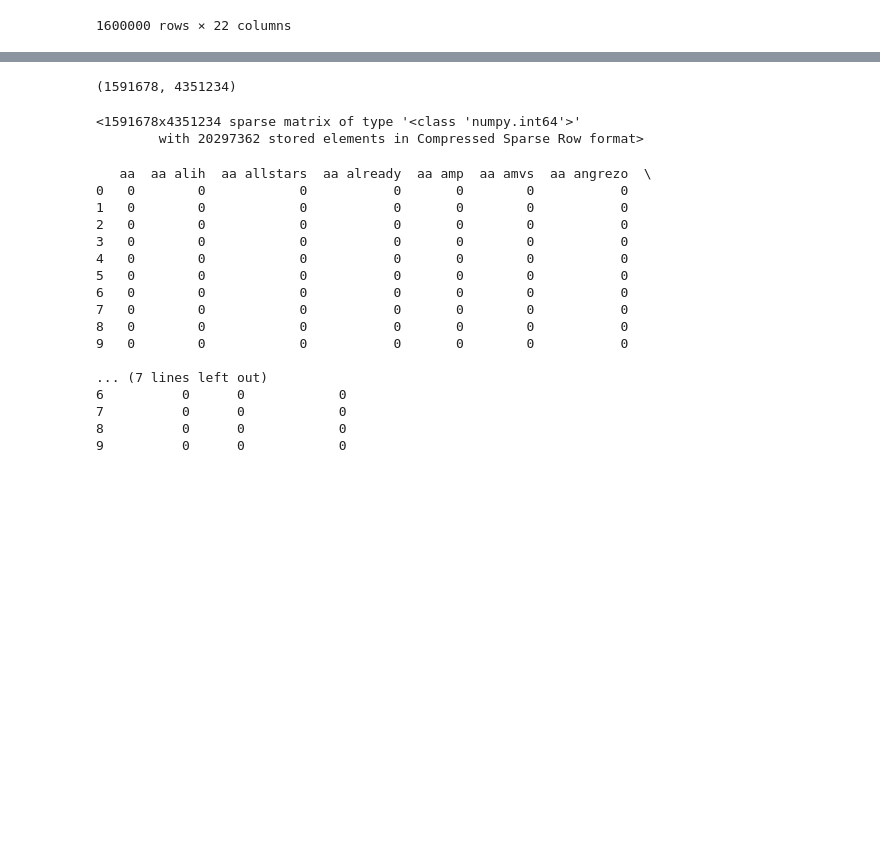
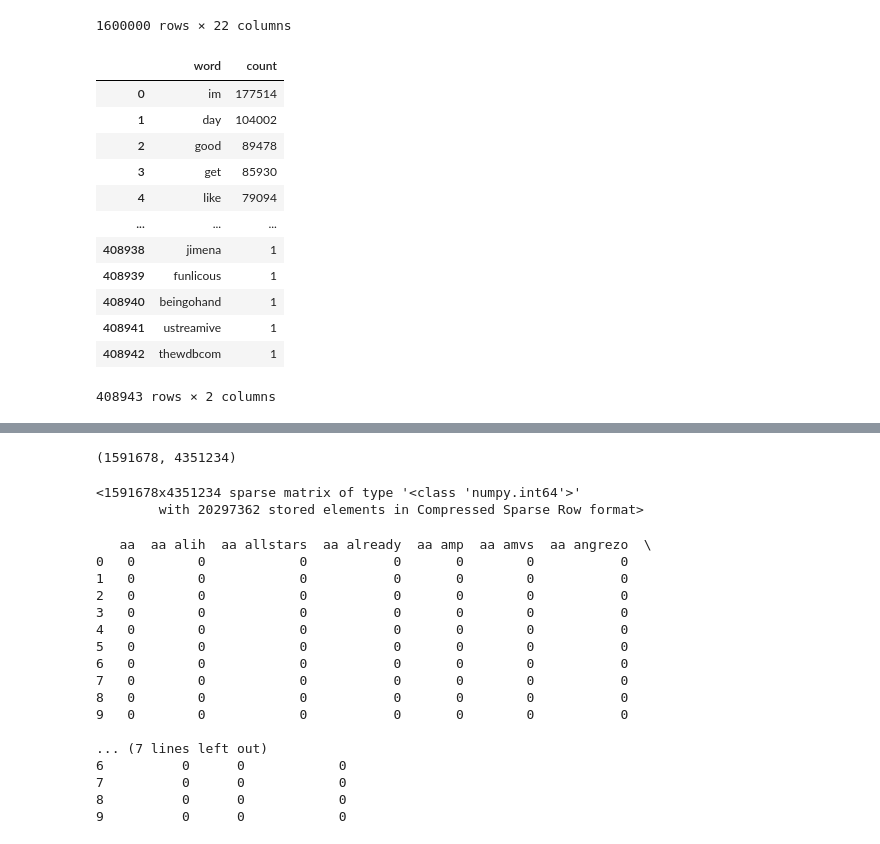
Before and after one commit to DavidStein7/marketing_analytics_project, a Jupyter notebook: Notebooks/data_preparation.ipynb, the cells around one changed output, grey strips where cells are left out. Drawn from its saved outputs; the diff is of its cells as text; code cells hidden in the pictures; blank space fills up the shorter version.

```diff
--- a/Notebooks/data_preparation.ipynb
+++ b/Notebooks/data_preparation.ipynb
@@ -271,0 +273,16 @@ data
+# %%
+words
+# %% [output]
+|  | word | count |
+| 0 | im | 177514 |
+| 1 | day | 104002 |
+| 2 | good | 89478 |
+| 3 | get | 85930 |
+| 4 | like | 79094 |
+| ... | ... | ... |
+| 408938 | jimena | 1 |
+| 408939 | funlicous | 1 |
+| 408940 | beingohand | 1 |
+| 408941 | ustreamive | 1 |
+| 408942 | thewdbcom | 1 |
+408943 rows × 2 columns
```
Also changed, not shown: parts of 13 cells of this notebook.
